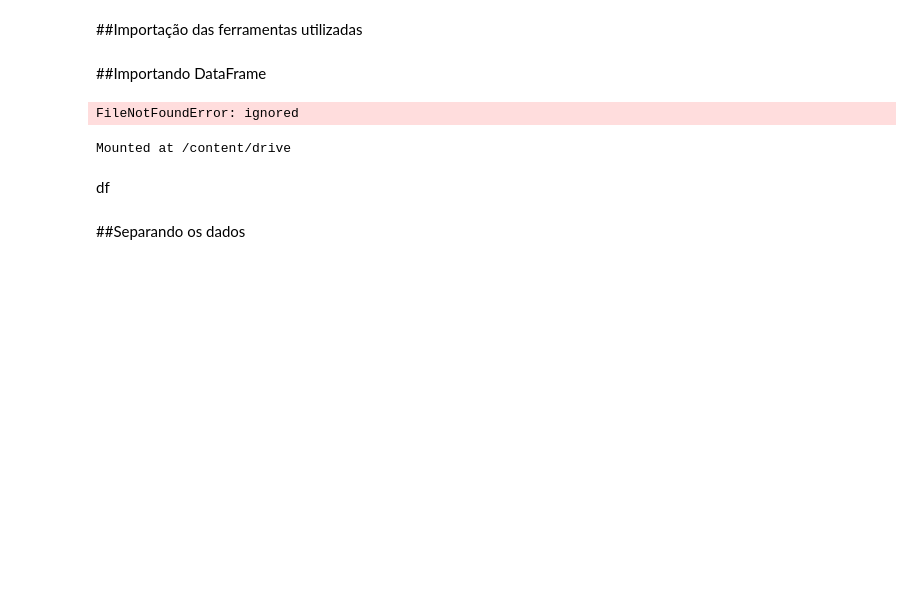
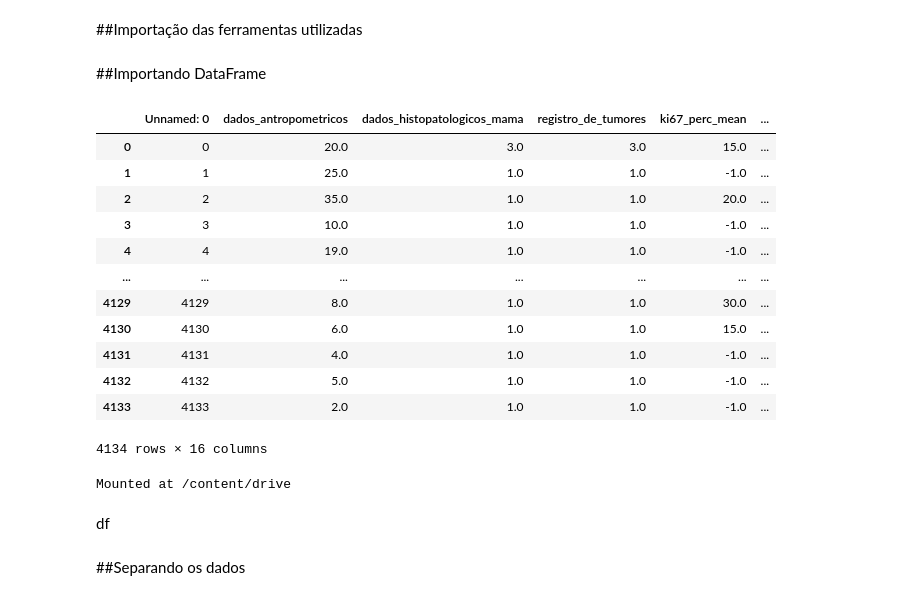
Before and after one commit to 2022M3T4-Inteli/Medicinia, a Jupyter notebook: notebooks/modelos.ipynb, the cells around one changed output. Drawn from its saved outputs; the diff is of its cells as text; code cells hidden in the pictures; blank space fills up the shorter version.

Commit message:
correção do drive

```diff
--- a/notebooks/modelos.ipynb
+++ b/notebooks/modelos.ipynb
@@ -29,10 +38,22 @@ from sklearn.tree import DecisionTreeClassifier
 ##Importando DataFrame
 # %%
 #importação dos dados
-df = pd.read_csv('/content/drive/MyDrive/MedicinIA/Sample_Data/For_Modeling/Model 1/DataSet3 (1).csv')
+df = pd.read_csv('./dataset3 (2).csv')
 display(df)
 # %% [output]
+|  | Unnamed: 0 | dados_antropometricos | dados_histopatologicos_mama | registro_de_tumores | ki67_perc_mean | ... |
+| 0 | 0 | 20.0 | 3.0 | 3.0 | 15.0 | ... |
+| 1 | 1 | 25.0 | 1.0 | 1.0 | -1.0 | ... |
+| 2 | 2 | 35.0 | 1.0 | 1.0 | 20.0 | ... |
+| 3 | 3 | 10.0 | 1.0 | 1.0 | -1.0 | ... |
+| 4 | 4 | 19.0 | 1.0 | 1.0 | -1.0 | ... |
+| ... | ... | ... | ... | ... | ... | ... |
+| 4129 | 4129 | 8.0 | 1.0 | 1.0 | 30.0 | ... |
+| 4130 | 4130 | 6.0 | 1.0 | 1.0 | 15.0 | ... |
+| 4131 | 4131 | 4.0 | 1.0 | 1.0 | -1.0 | ... |
+| 4132 | 4132 | 5.0 | 1.0 | 1.0 | -1.0 | ... |
+| 4133 | 4133 | 2.0 | 1.0 | 1.0 | -1.0 | ... |
-FileNotFoundError: ignored
+4134 rows × 16 columns
 # %%
 from google.colab import drive
 drive.mount('/content/drive')
```
Also changed, not shown: parts of 5 cells of this notebook.
